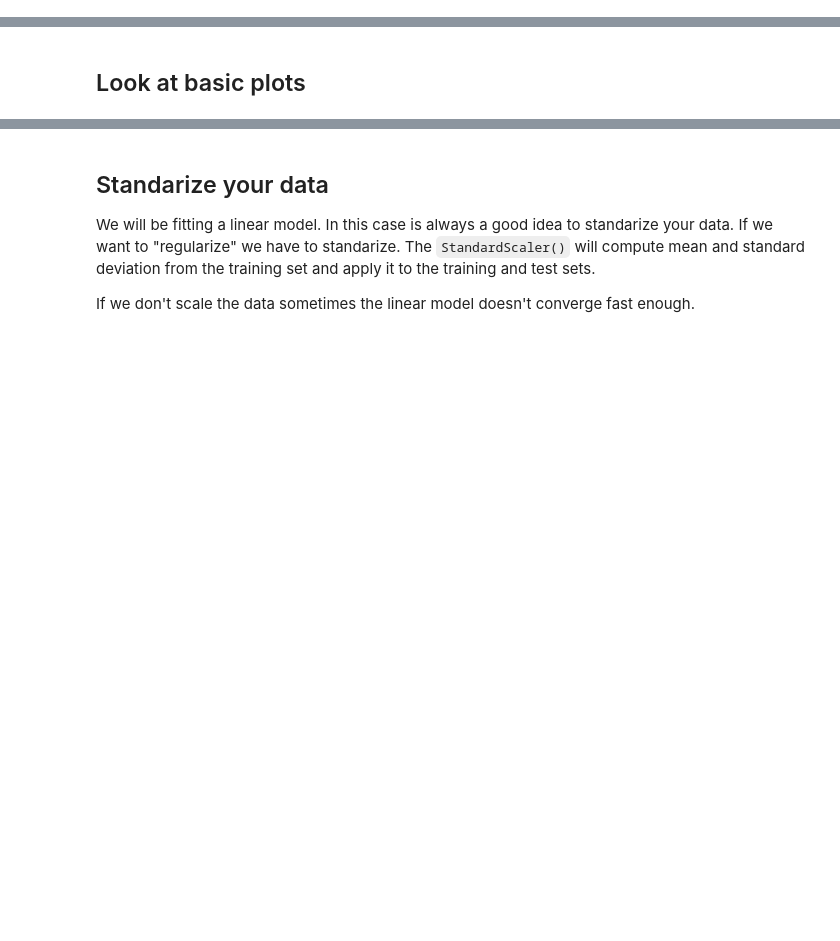
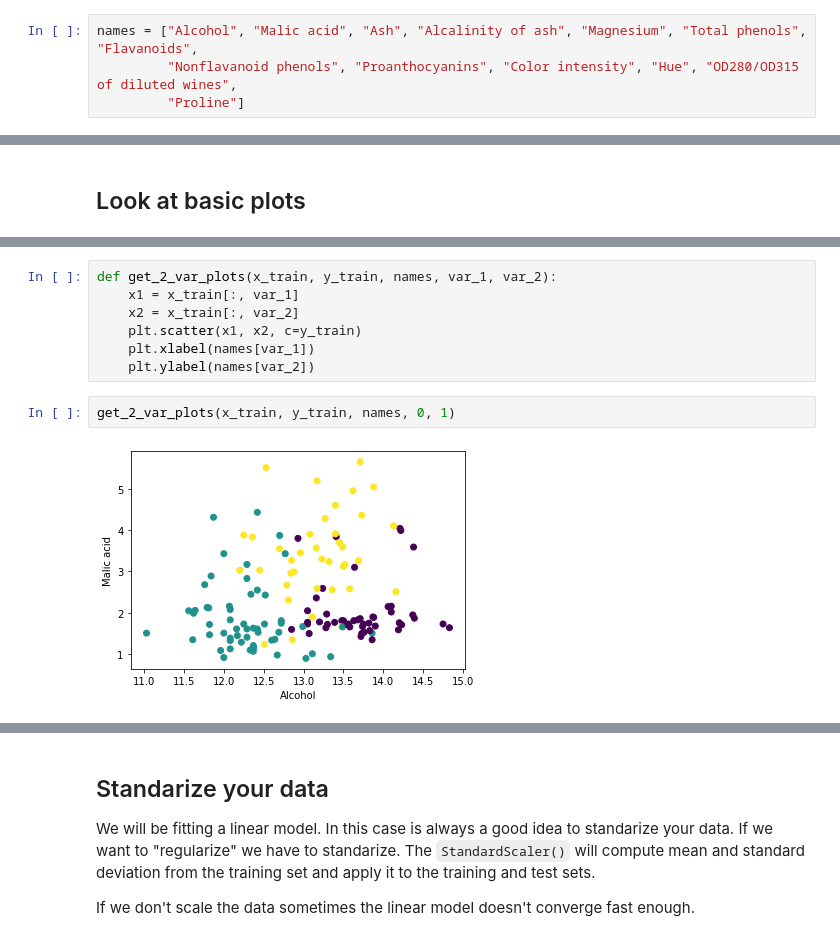
Before and after one commit to yanneta/msds699, a Jupyter notebook: notebooks/1_basic_sklearn_pipeline.ipynb, the cells around one changed output, grey strips where cells are left out. Cells and saved outputs as stored; diff of their text form; blank space fills up the shorter version.

```diff
--- a/notebooks/1_basic_sklearn_pipeline.ipynb
+++ b/notebooks/1_basic_sklearn_pipeline.ipynb
@@ -30,6 +50,10 @@ get_wine_data()
 3,13.27,4.28,2.26,20,120,1.59,.69,.43,1.35,10.2,.59,1.56,835
 3,13.17,2.59,2.37,20,120,1.65,.68,.53,1.46,9.3,.6,1.62,840
 3,14.13,4.1,2.74,24.5,96,2.05,.76,.56,1.35,9.2,.61,1.6,560
+# %%
+names = ["Alcohol", "Malic acid", "Ash", "Alcalinity of ash", "Magnesium", "Total phenols", "Flavanoids",
+         "Nonflavanoid phenols", "Proanthocyanins", "Color intensity", "Hue", "OD280/OD315 of diluted wines",
+         "Proline"]
 # %% [markdown]
 Here the column 0 is the class label (1,2 o 3 for the 3 regions), all other columns are features. The features (also called covariates or predictors) are used to differentiate the different regions.
 # %%
@@ -142,0 +167,11 @@ array([[<AxesSubplot:xlabel='5', ylabel='5'>,
+# %%
+def get_2_var_plots(x_train, y_train, names, var_1, var_2):
+    x1 = x_train[:, var_1]
+    x2 = x_train[:, var_2]
+    plt.scatter(x1, x2, c=y_train)
+    plt.xlabel(names[var_1])
+    plt.ylabel(names[var_2])
+# %%
+get_2_var_plots(x_train, y_train, names, 0, 1)
+# %% [output]
+[figure, added]
```
Also changed, not shown: parts of 17 cells of this notebook.
